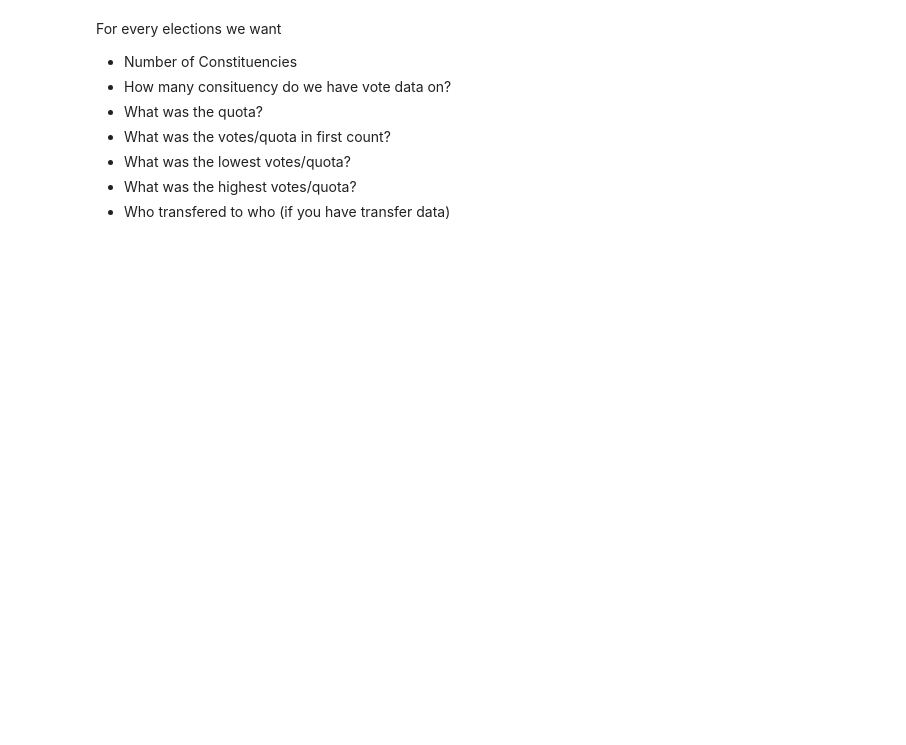
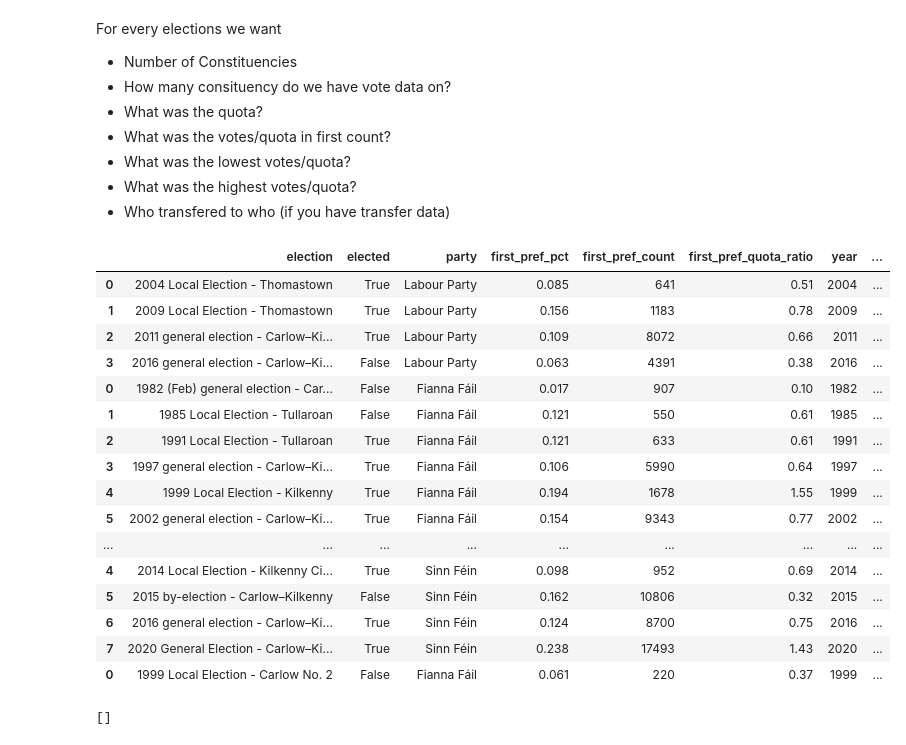
Before and after one commit to fingers53/Scraping_Dail_results, a Jupyter notebook: canditdates_from_irelandelection.ipynb, the cells around one changed output. Saved outputs shown, nothing was run; the diff lists cells and outputs as text; code cells hidden in the pictures; blank space fills up the shorter version.

```diff
--- a/canditdates_from_irelandelection.ipynb
+++ b/canditdates_from_irelandelection.ipynb
@@ -12,7 +14,8 @@ Takes about 14 minutes
 
 Although, there appears to be other links that are not sequential. such as Councilor Rory O'Connor: https://www.irelandelection.com/candidate.php?candid=18829
 # %%
-failed = []
+number_of_links = 20000
+failed = [] # list to store failed attempts
 my_timeout = aiohttp.ClientTimeout(
     total=None, # default value is 5 minutes, set to `None` for unlimited timeout
     sock_connect=150, # How long to wait before an open socket allowed to connect
@@ -25,37 +28,36 @@ client_args = dict(
 )
 
 
-
-async def fetch(session,url):
+async def fetch(session, url, pbar):
     """Fetch a url, using specified ClientSession."""
     async with session.get(url) as response:
-        # print(f"fetching {url}")
         try:
             resp = await response.read()
-            return (url,resp)
-
+            pbar.update(1)
+            return (url, resp)
         except asyncio.TimeoutError:
             failed.append(url)
             print('timeout')
+            pbar.update(1)
             return {"results": f"timeout error on {url}"}
-
         if response.status != 200:
             failed.append(url)
             print('error')
+            pbar.update(1)
             return {"error": f"server returned {response.status}"}
 
-async def get_responses(session):
+async def get_responses(session, pbar):
     tasks = []
-    for i in range(1,20_000):
+    for i in range(1, number_of_links):
         url = f'https://www.irelandelection.com/candidate.php?candid={i}'
-        tasks.append(fetch(session,url))
+        tasks.append(fetch(session, url, pbar))
     responses = await asyncio.gather(*tasks, return_exceptions=True)
     return responses
 
-
 connector = aiohttp.TCPConnector(limit=60)
 async with aiohttp.ClientSession(connector=connector,**client_args) as s:
-    responses = await get_responses(s)
+    with tqdm(total=number_of_links) as pbar:
+        responses = await get_responses(s, pbar)
 # %%
 len(failed)
 # %% [output]
@@ -114,24 +116,34 @@ def extract_table(soup):
         list_of_rows.append(d)
     return list_of_rows
 
-def create_dataframe(name,list_of_rows):
+def create_dataframe(name,list_of_rows,candid_id):
     df = pd.DataFrame(list_of_rows)
     df['elected'] = df.elected.fillna(False)
     df['year'] = df.election.apply(lambda election_string: int(election_string[:4]))
     df['candidate'] = name
     df['constituency'] = df.election.apply(get_constituency_name)
     df['election_type'] = df.election.apply(get_election_type)
+    df['candid_id'] = candid_id
     return df
 
-def extract_data_from_page(res):
+def extract_data_from_page(res,candid_id):
     soup = BeautifulSoup(res)
     if len(list(soup.stripped_strings)) == 3:
         raise Exception('Empty Page')
     name = get_candidate_name(soup)
     rows = extract_table(soup)
-    df = create_dataframe(name,rows)
+    df = create_dataframe(name,rows,candid_id)
     return df
 
+def get_candid_id(url) :
+
+    parsed_url = urllib.parse.urlparse(url)
+    query_string = parsed_url.query
+    query_string_dict = urllib.parse.parse_qs(query_string)
+    candid_id = query_string_dict['candid'][0]
+
+    return candid_id
+
 #extract_data_from_page()
 # %%
 list_of_dataframes = []
@@ -139,7 +151,8 @@ fails = []
 for (url,resp) in responses:
     #print(url)
     try:
-        dataframe = extract_data_from_page(resp)
+        candid_id = get_candid_id(url) # getting the id from url
+        dataframe = extract_data_from_page(resp,candid_id)
         list_of_dataframes.append(dataframe)
     except Exception as e:
         print('Failed:',url)
@@ -263,3 +242,27 @@ For every elections we want
 - What was the lowest votes/quota?
 - What was the highest votes/quota?
 - Who transfered to who (if you have transfer data)
+# %%
+DF.head(50)
+# %% [output]
+|  | election | elected | party | first_pref_pct | first_pref_count | first_pref_quota_ratio | year | ... |
+| 0 | 2004 Local Election - Thomastown | True | Labour Party | 0.085 | 641 | 0.51 | 2004 | ... |
+| 1 | 2009 Local Election - Thomastown | True | Labour Party | 0.156 | 1183 | 0.78 | 2009 | ... |
+| 2 | 2011 general election - Carlow–Ki... | True | Labour Party | 0.109 | 8072 | 0.66 | 2011 | ... |
+| 3 | 2016 general election - Carlow–Ki... | False | Labour Party | 0.063 | 4391 | 0.38 | 2016 | ... |
+| 0 | 1982 (Feb) general election - Car... | False | Fianna Fáil | 0.017 | 907 | 0.10 | 1982 | ... |
+| 1 | 1985 Local Election - Tullaroan | False | Fianna Fáil | 0.121 | 550 | 0.61 | 1985 | ... |
+| 2 | 1991 Local Election - Tullaroan | True | Fianna Fáil | 0.121 | 633 | 0.61 | 1991 | ... |
+| 3 | 1997 general election - Carlow–Ki... | True | Fianna Fáil | 0.106 | 5990 | 0.64 | 1997 | ... |
+| 4 | 1999 Local Election - Kilkenny | True | Fianna Fáil | 0.194 | 1678 | 1.55 | 1999 | ... |
+| 5 | 2002 general election - Carlow–Ki... | True | Fianna Fáil | 0.154 | 9343 | 0.77 | 2002 | ... |
+| ... | ... | ... | ... | ... | ... | ... | ... | ... |
+| 4 | 2014 Local Election - Kilkenny Ci... | True | Sinn Féin | 0.098 | 952 | 0.69 | 2014 | ... |
+| 5 | 2015 by-election - Carlow–Kilkenny | False | Sinn Féin | 0.162 | 10806 | 0.32 | 2015 | ... |
+| 6 | 2016 general election - Carlow–Ki... | True | Sinn Féin | 0.124 | 8700 | 0.75 | 2016 | ... |
+| 7 | 2020 General Election - Carlow–Ki... | True | Sinn Féin | 0.238 | 17493 | 1.43 | 2020 | ... |
+| 0 | 1999 Local Election - Carlow No. 2 | False | Fianna Fáil | 0.061 | 220 | 0.37 | 1999 | ... |
+# %%
+list_of_dataframes
+# %% [output]
+[]
```
Also changed, not shown: parts of 5 cells of this notebook, 2 other files.
